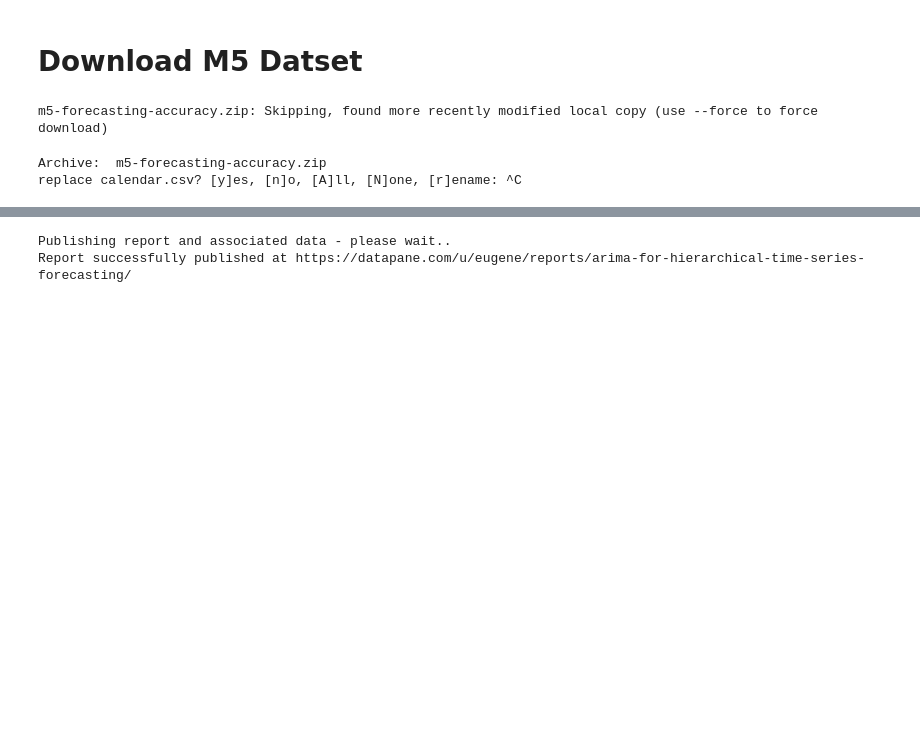
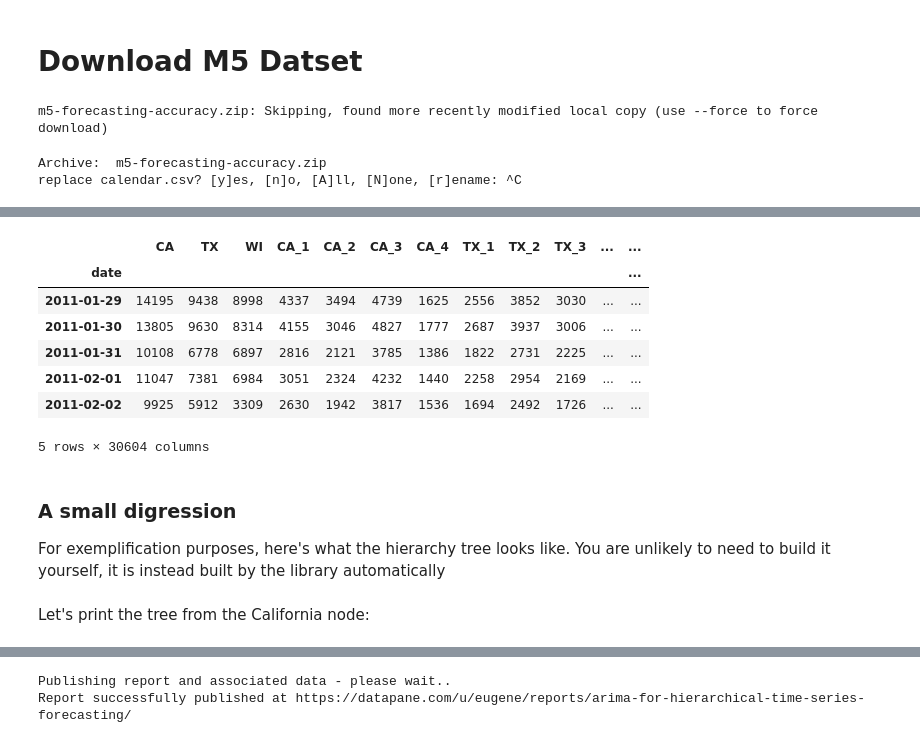
Before and after one commit to eugeneteoh/Medium-Notebooks, a Jupyter notebook: arima_hierarchical/arima_hierarchical.ipynb, the cells around one changed output, grey strips where cells are left out. Cells and saved outputs as stored; diff of their text form; code cells hidden in the pictures; blank space fills up the shorter version.

```diff
--- a/arima_hierarchical/arima_hierarchical.ipynb
+++ b/arima_hierarchical/arima_hierarchical.ipynb
@@ -180,0 +70,51 @@ Best SARIMA{'D': 1, 'P': 1, 'Q': 0, 'd': 2, 'm': 7, 'p': 2, 'q': 1, 't': 'ct'} M
+# %%
+train = pd.read_csv('sales_train_validation.csv', encoding='utf-8', engine='c')
+
+# Ensures uniqueness of category, dept, and item across hierarchie
+train['cat_id']  = (train['store_id'] + '_' + train['cat_id'])
+train['dept_id'] = (train['store_id'] + '_' + train['dept_id'])
+train['id'] = (train['store_id'] + '_' + train['id'])
+# %%
+calendar = pd.read_csv('calendar.csv')
+
+day_cols = [col for col in train.columns if col.startswith('d_')]
+idx = [int(col.split('d_')[1]) for col in day_cols]
+
+# will be useful later
+train_date_id = pd.to_datetime(calendar[calendar.d.apply(lambda x: int(x.split('d_')[1])).isin(idx)].date)
+# %%
+def transpose(column, index, day_col):
+    """
+    Turn the row oriented time series into a column oriented one
+    """
+    ts = []
+    new_cols = train[column].unique()
+
+    for value in new_cols:
+        value_ts = train[train[column] == value]
+        vertical = value_ts[day_col].sum().T
+        vertical.index = index
+        ts.append(vertical)
+    return pd.DataFrame({k: v for k, v in zip(new_cols, ts)})
+# %%
+state_ts = transpose('state_id', train_date_id, day_cols)
+store_ts = transpose('store_id', train_date_id, day_cols)
+cat_ts = transpose('cat_id', train_date_id, day_cols)
+dept_ts = transpose('dept_id', train_date_id, day_cols)
+item_ts = transpose('id', train_date_id, day_cols)
+# %%
+df = pd.concat([state_ts, store_ts, cat_ts,dept_ts, item_ts], 1)
+
+# Total column is the root node -- the sum of of all demand across all stores (we have data on, at least)
+df['total'] = df['CA'] + df['TX'] + df['WI']
+
+df.head()
+# %% [output]
+|  | CA | TX | WI | CA_1 | CA_2 | CA_3 | CA_4 | TX_1 | TX_2 | TX_3 | ... | ... |
+| date |  |  |  |  |  |  |  |  |  |  |  | ... |
+| 2011-01-29 | 14195 | 9438 | 8998 | 4337 | 3494 | 4739 | 1625 | 2556 | 3852 | 3030 | ... | ... |
+| 2011-01-30 | 13805 | 9630 | 8314 | 4155 | 3046 | 4827 | 1777 | 2687 | 3937 | 3006 | ... | ... |
+| 2011-01-31 | 10108 | 6778 | 6897 | 2816 | 2121 | 3785 | 1386 | 1822 | 2731 | 2225 | ... | ... |
+| 2011-02-01 | 11047 | 7381 | 6984 | 3051 | 2324 | 4232 | 1440 | 2258 | 2954 | 2169 | ... | ... |
+| 2011-02-02 | 9925 | 5912 | 3309 | 2630 | 1942 | 3817 | 1536 | 1694 | 2492 | 1726 | ... | ... |
+5 rows × 30604 columns
@@ -180,0 +145,3 @@ Best SARIMA{'D': 1, 'P': 1, 'Q': 0, 'd': 2, 'm': 7, 'p': 2, 'q': 1, 't': 'ct'} M
+# %% [markdown]
+### A small digression
+For exemplification purposes, here's what the hierarchy tree looks like. You are unlikely to need to build it yourself, it is instead built by the library automatically
@@ -180,0 +157,2 @@ Best SARIMA{'D': 1, 'P': 1, 'Q': 0, 'd': 2, 'm': 7, 'p': 2, 'q': 1, 't': 'ct'} M
+# %% [markdown]
+Let's print the tree from the California node:
```
Also changed, not shown: parts of 25 cells of this notebook.
